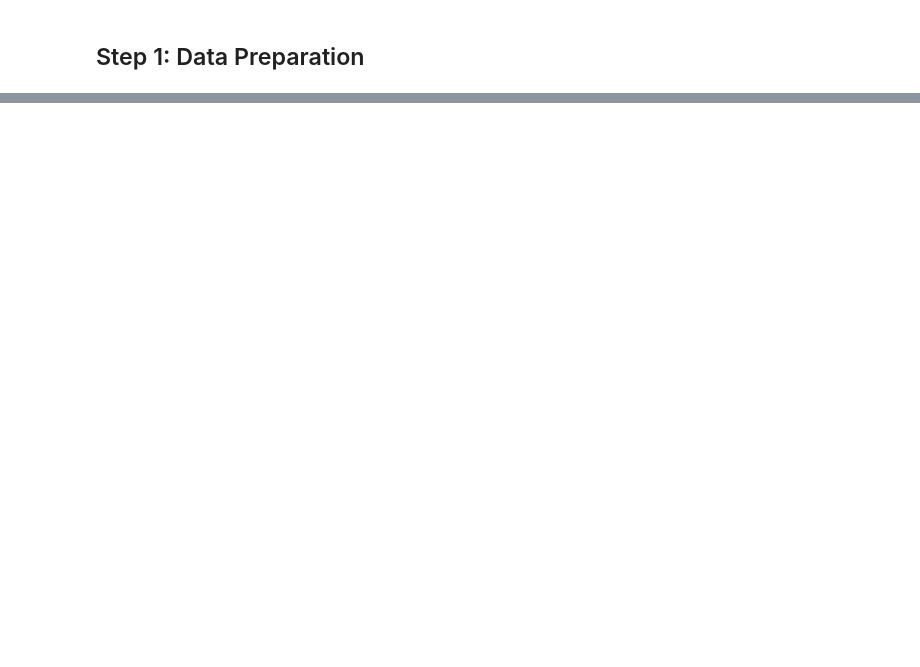
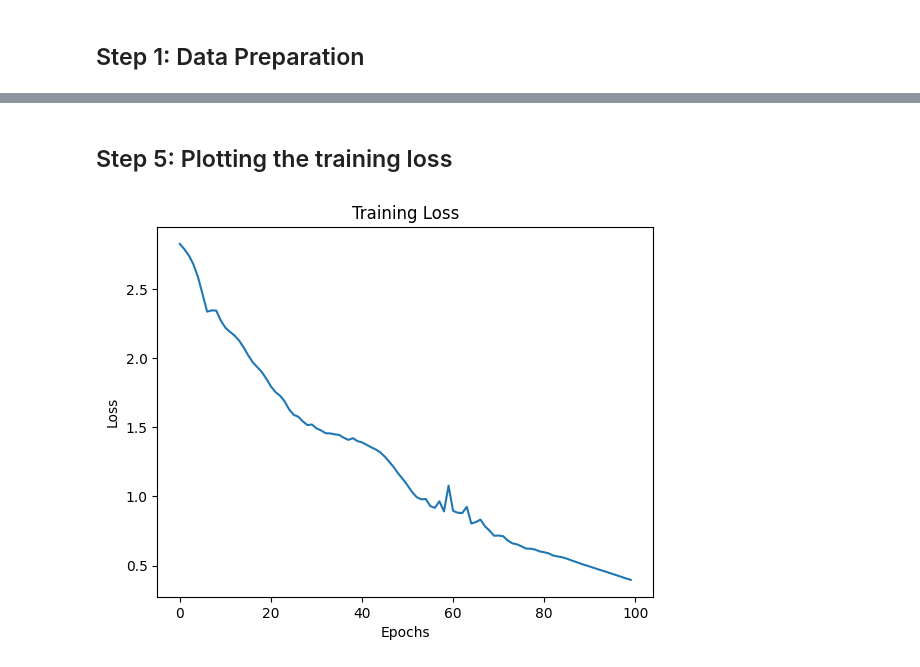
Before and after one commit to jihyeon26/neural_network_basic, a Jupyter notebook: neural_networks_ibm/2.4.2. Transformers_with_Keras.ipynb, the cells around one changed output, grey strips where cells are left out. Cells and saved outputs as stored; diff of their text form; code cells hidden in the pictures; blank space fills up the shorter version.

```diff
--- a/neural_networks_ibm/2.4.2. Transformers_with_Keras.ipynb
+++ b/neural_networks_ibm/2.4.2. Transformers_with_Keras.ipynb
@@ -52,0 +138,26 @@ decoder_output_data = np.array([np.eye(output_vocab_size)[seq] for seq in decode
+# %%
+# Encoder
+encoder_inputs = Input(shape=(max_input_length,))
+encoder_embedding = Embedding(input_vocab_size, 256)(encoder_inputs)
+encoder_lstm = LSTM(256, return_sequences=True, return_state=True)
+encoder_outputs, state_h, state_c = encoder_lstm(encoder_embedding)
+encoder_states = [state_h, state_c]
+
+# Attention Mechanism
+attention_layer = SelfAttention()(encoder_outputs)
+
+# Decoder
+decoder_inputs = Input(shape=(max_output_length - 1,))
+decoder_embedding = Embedding(output_vocab_size, 256)(decoder_inputs)
+decoder_lstm = LSTM(256, return_sequences=True, return_state=True)
+decoder_outputs, _, _ = decoder_lstm(decoder_embedding, initial_state=encoder_states)
+decoder_attention = SelfAttention()(decoder_outputs)  # Apply attention
+decoder_dense = Dense(output_vocab_size, activation='softmax')
+decoder_outputs = decoder_dense(decoder_attention)
+
+# Full Model
+model = Model([encoder_inputs, decoder_inputs], decoder_outputs)
+model.compile(optimizer='adam', loss='categorical_crossentropy', metrics=['accuracy'])
+
+# Summary
+model.summary()
@@ -52,0 +188,3 @@ decoder_output_data = np.array([np.eye(output_vocab_size)[seq] for seq in decode
+# %%
+# Step 6: Train the Model
+history_glorot_adam = model.fit([input_sequences, decoder_input_data], decoder_output_data, epochs=100, batch_size=16)
@@ -52,0 +209,12 @@ decoder_output_data = np.array([np.eye(output_vocab_size)[seq] for seq in decode
+# %% [markdown]
+## Step 5: Plotting the training loss
+# %%
+# Plotting training loss
+import matplotlib.pyplot as plt
+plt.plot(history_glorot_adam.history['loss'])
+plt.title('Training Loss')
+plt.xlabel('Epochs')
+plt.ylabel('Loss')
+plt.show()
+# %% [output]
+[figure, added]
```
Also changed, not shown: parts of 8 cells of this notebook.
